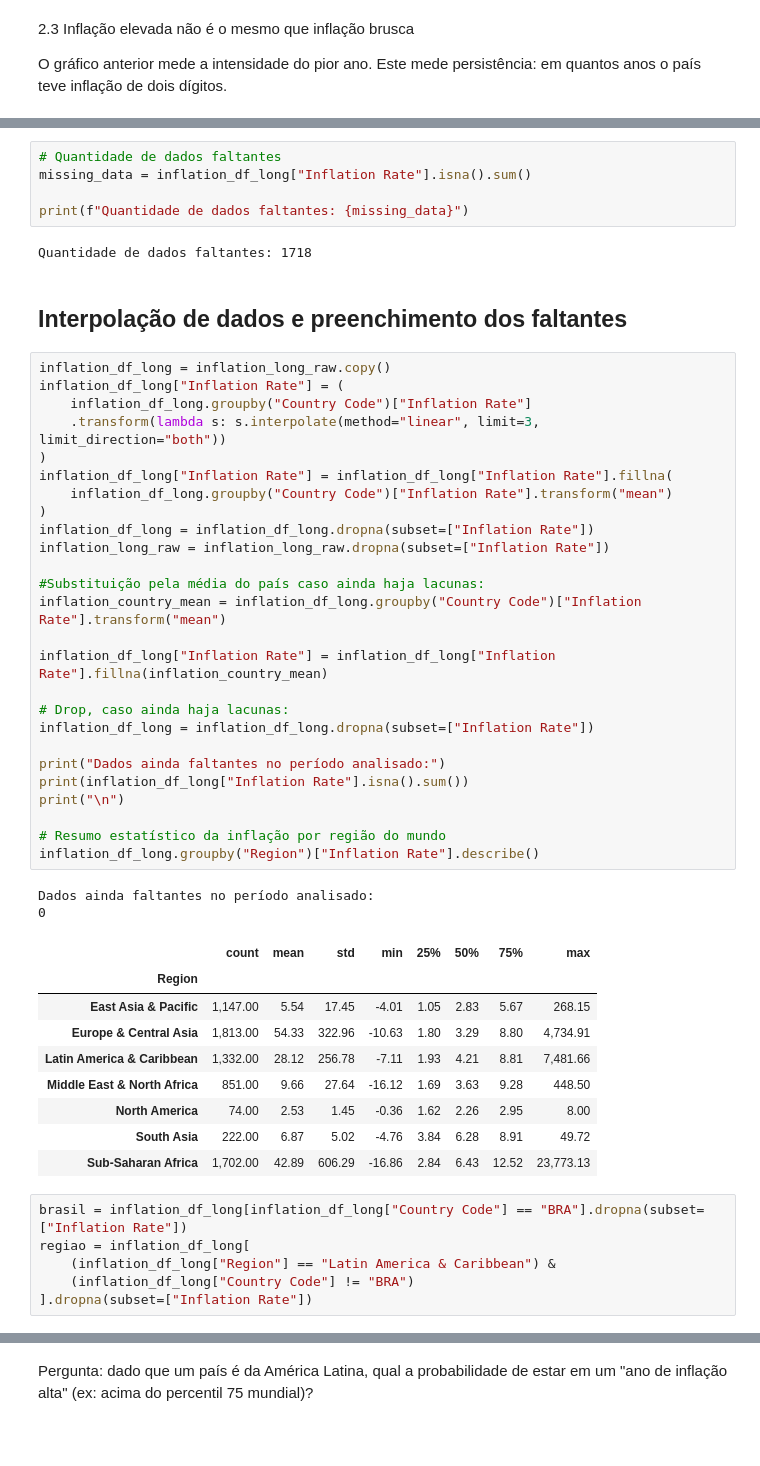
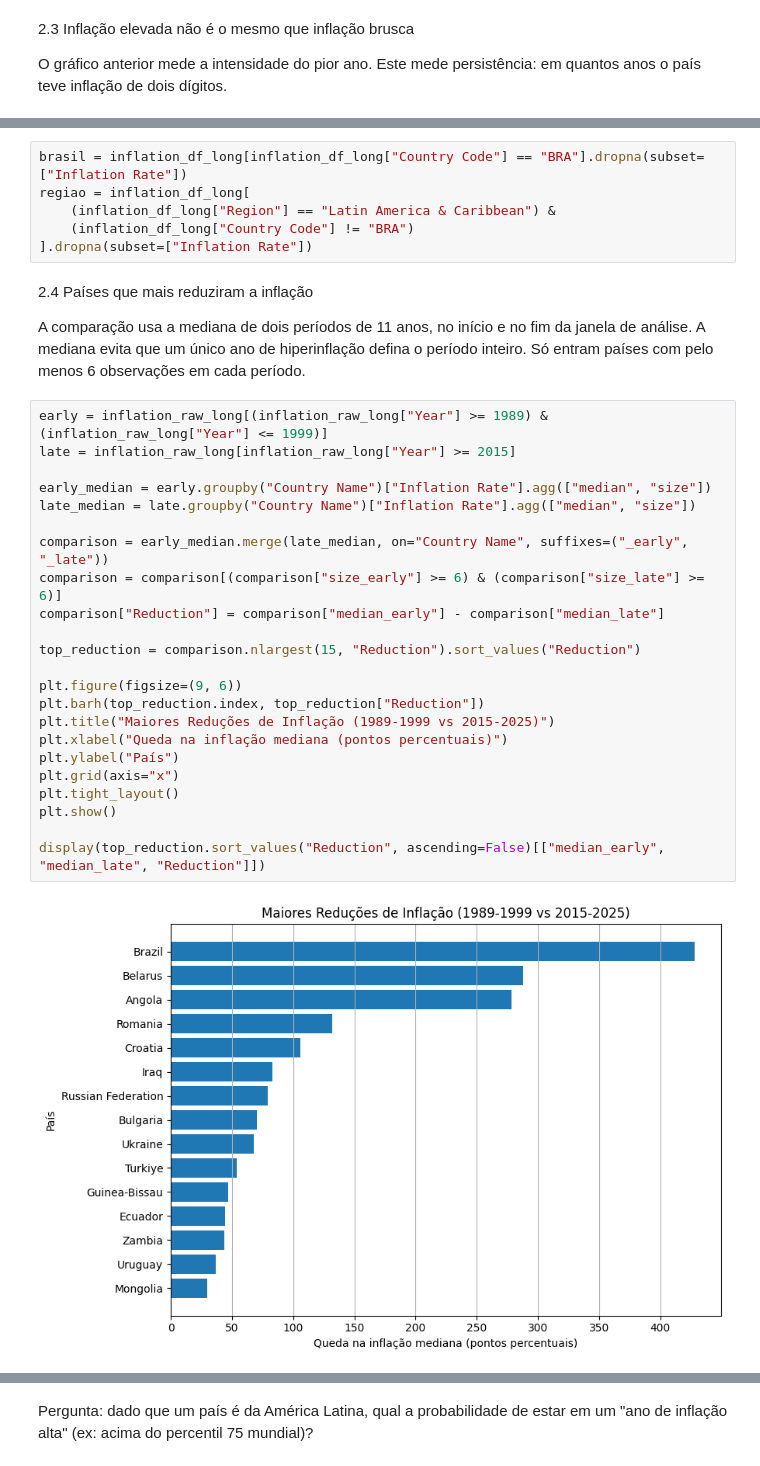
Before and after one commit to LeoPHP1/TP2_Data_science, a Jupyter notebook: TP2_inflacao.ipynb, the cells around one changed output, grey strips where cells are left out. Drawn from its saved outputs; the diff is of its cells as text; blank space fills up the shorter version.

```diff
--- a/TP2_inflacao.ipynb
+++ b/TP2_inflacao.ipynb
@@ -337,53 +290,37 @@ display(inflation_df_long.head())
-# %%
-# Quantidade de dados faltantes
-missing_data = inflation_df_long["Inflation Rate"].isna().sum()
-
-print(f"Quantidade de dados faltantes: {missing_data}")
-# %% [output]
-Quantidade de dados faltantes: 1718
-# %% [markdown]
-## Interpolação de dados e preenchimento dos faltantes
-# %%
-inflation_df_long = inflation_long_raw.copy()
-inflation_df_long["Inflation Rate"] = (
-    inflation_df_long.groupby("Country Code")["Inflation Rate"]
-    .transform(lambda s: s.interpolate(method="linear", limit=3, limit_direction="both"))
-)
-inflation_df_long["Inflation Rate"] = inflation_df_long["Inflation Rate"].fillna(
-    inflation_df_long.groupby("Country Code")["Inflation Rate"].transform("mean")
-)
-inflation_df_long = inflation_df_long.dropna(subset=["Inflation Rate"])
-inflation_long_raw = inflation_long_raw.dropna(subset=["Inflation Rate"])
-
-#Substituição pela média do país caso ainda haja lacunas:
-inflation_country_mean = inflation_df_long.groupby("Country Code")["Inflation Rate"].transform("mean")
-
-inflation_df_long["Inflation Rate"] = inflation_df_long["Inflation Rate"].fillna(inflation_country_mean)
-
-# Drop, caso ainda haja lacunas:
-inflation_df_long = inflation_df_long.dropna(subset=["Inflation Rate"])
-
-print("Dados ainda faltantes no período analisado:")
-print(inflation_df_long["Inflation Rate"].isna().sum())
-print("\n")
-
-# Resumo estatístico da inflação por região do mundo
-inflation_df_long.groupby("Region")["Inflation Rate"].describe()
-# %% [output]
-Dados ainda faltantes no período analisado:
-0
-|  | count | mean | std | min | 25% | 50% | 75% | max |
-| Region |  |  |  |  |  |  |  |  |
-| East Asia & Pacific | 1,147.00 | 5.54 | 17.45 | -4.01 | 1.05 | 2.83 | 5.67 | 268.15 |
-| Europe & Central Asia | 1,813.00 | 54.33 | 322.96 | -10.63 | 1.80 | 3.29 | 8.80 | 4,734.91 |
-| Latin America & Caribbean | 1,332.00 | 28.12 | 256.78 | -7.11 | 1.93 | 4.21 | 8.81 | 7,481.66 |
-| Middle East & North Africa | 851.00 | 9.66 | 27.64 | -16.12 | 1.69 | 3.63 | 9.28 | 448.50 |
-| North America | 74.00 | 2.53 | 1.45 | -0.36 | 1.62 | 2.26 | 2.95 | 8.00 |
-| South Asia | 222.00 | 6.87 | 5.02 | -4.76 | 3.84 | 6.28 | 8.91 | 49.72 |
-| Sub-Saharan Africa | 1,702.00 | 42.89 | 606.29 | -16.86 | 2.84 | 6.43 | 12.52 | 23,773.13 |
 # %%
 brasil = inflation_df_long[inflation_df_long["Country Code"] == "BRA"].dropna(subset=["Inflation Rate"])
 regiao = inflation_df_long[
     (inflation_df_long["Region"] == "Latin America & Caribbean") &
     (inflation_df_long["Country Code"] != "BRA")
 ].dropna(subset=["Inflation Rate"])
+# %% [markdown]
+2.4 Países que mais reduziram a inflação
+
+A comparação usa a mediana de dois períodos de 11 anos, no início e no fim da janela de
+análise. A mediana evita que um único ano de hiperinflação defina o período inteiro. Só entram
+países com pelo menos 6 observações em cada período.
+# %%
+early = inflation_raw_long[(inflation_raw_long["Year"] >= 1989) & (inflation_raw_long["Year"] <= 1999)]
+late = inflation_raw_long[inflation_raw_long["Year"] >= 2015]
+
+early_median = early.groupby("Country Name")["Inflation Rate"].agg(["median", "size"])
+late_median = late.groupby("Country Name")["Inflation Rate"].agg(["median", "size"])
+
+comparison = early_median.merge(late_median, on="Country Name", suffixes=("_early", "_late"))
+comparison = comparison[(comparison["size_early"] >= 6) & (comparison["size_late"] >= 6)]
+comparison["Reduction"] = comparison["median_early"] - comparison["median_late"]
+
+top_reduction = comparison.nlargest(15, "Reduction").sort_values("Reduction")
+
+plt.figure(figsize=(9, 6))
+plt.barh(top_reduction.index, top_reduction["Reduction"])
+plt.title("Maiores Reduções de Inflação (1989-1999 vs 2015-2025)")
+plt.xlabel("Queda na inflação mediana (pontos percentuais)")
+plt.ylabel("País")
+plt.grid(axis="x")
+plt.tight_layout()
+plt.show()
+
+display(top_reduction.sort_values("Reduction", ascending=False)[["median_early", "median_late", "Reduction"]])
+# %% [output]
+[figure, added]
```
Also changed, not shown: parts of 27 cells of this notebook.
